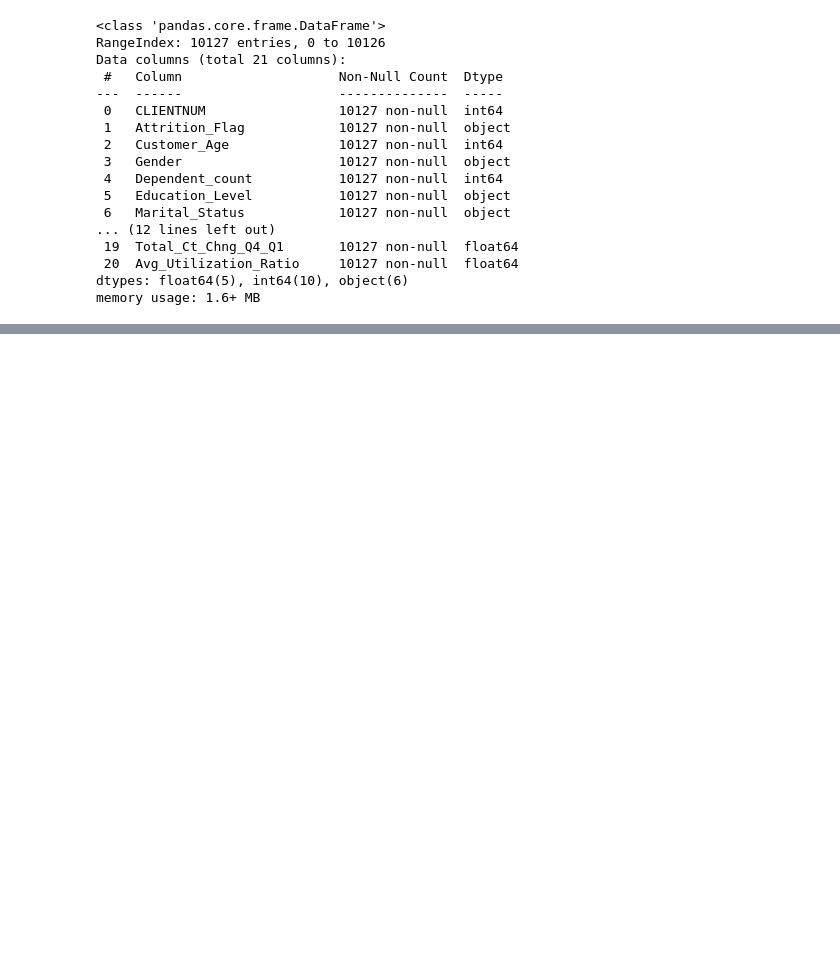
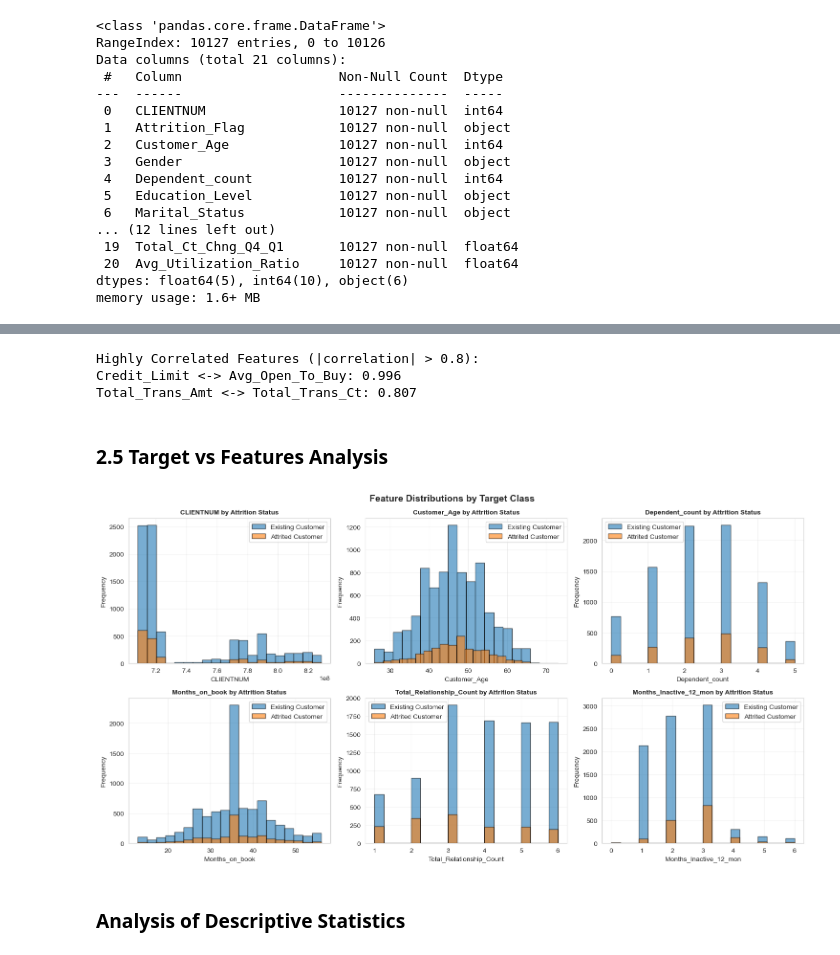
Before and after one commit to HTAGNY/Bank-Churn-Prediction, a Jupyter notebook: Bank_Project.ipynb, the cells around one changed output, grey strips where cells are left out. Drawn from its saved outputs; the diff is of its cells as text; code cells hidden in the pictures; blank space fills up the shorter version.

```diff
--- a/Bank_Project.ipynb
+++ b/Bank_Project.ipynb
@@ -1256,0 +317,51 @@ The selected model can detect 97,2% of customers who are likely to leave. The ba
+# %%
+# Identify highly correlated features (> 0.8)
+print("Highly Correlated Features (|correlation| > 0.8):")
+
+
+high_corr = []
+for i in range(len(correlation_matrix.columns)):
+    for j in range(i+1, len(correlation_matrix.columns)):
+        if abs(correlation_matrix.iloc[i, j]) > 0.8:
+            high_corr.append((
+                correlation_matrix.columns[i],
+                correlation_matrix.columns[j],
+                correlation_matrix.iloc[i, j]
+            ))
+
+if high_corr:
+    for feat1, feat2, corr in high_corr:
+        print(f"{feat1} <-> {feat2}: {corr:.3f}")
+else:
+    print("No highly correlated features found.")
+# %% [output]
+Highly Correlated Features (|correlation| > 0.8):
+Credit_Limit <-> Avg_Open_To_Buy: 0.996
+Total_Trans_Amt <-> Total_Trans_Ct: 0.807
+# %% [markdown]
+### 2.5 Target vs Features Analysis
+# %%
+# Compare distributions by target class for key numerical features
+key_features = numerical_cols[:6]
+
+fig, axes = plt.subplots(2, 3, figsize=(15, 8))
+axes = axes.flatten()
+
+for i, col in enumerate(key_features):
+    for label in df['Attrition_Flag'].unique():
+        data = df[df['Attrition_Flag'] == label][col]
+        axes[i].hist(data, bins=20, alpha=0.6, label=label, edgecolor='black')
+
+    axes[i].set_title(f'{col} by Attrition Status', fontsize=10, fontweight='bold')
+    axes[i].set_xlabel(col)
+    axes[i].set_ylabel('Frequency')
+    axes[i].legend()
+    axes[i].grid(alpha=0.3)
+
+plt.suptitle('Feature Distributions by Target Class', fontsize=14, fontweight='bold')
+plt.tight_layout()
+plt.show()
+# %% [output]
+[figure, added]
+# %% [markdown]
+### Analysis of Descriptive Statistics
```
Also changed, not shown: parts of 235 cells of this notebook.
